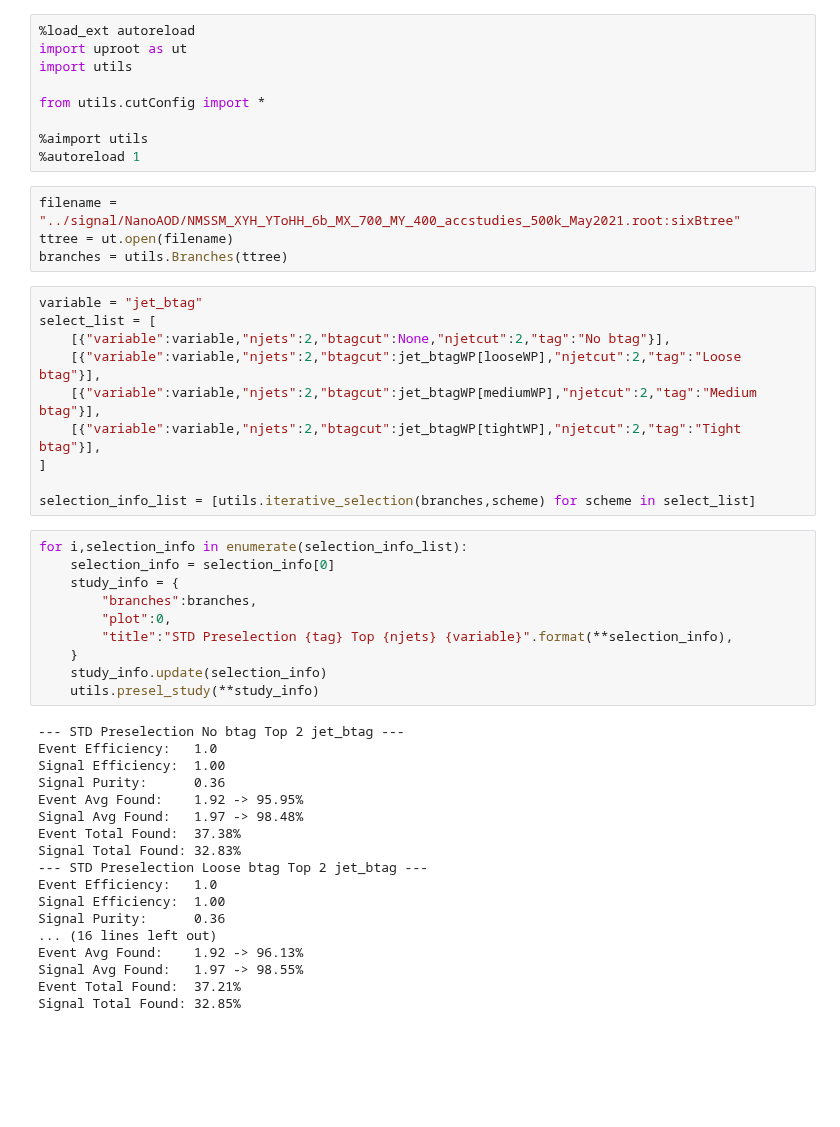
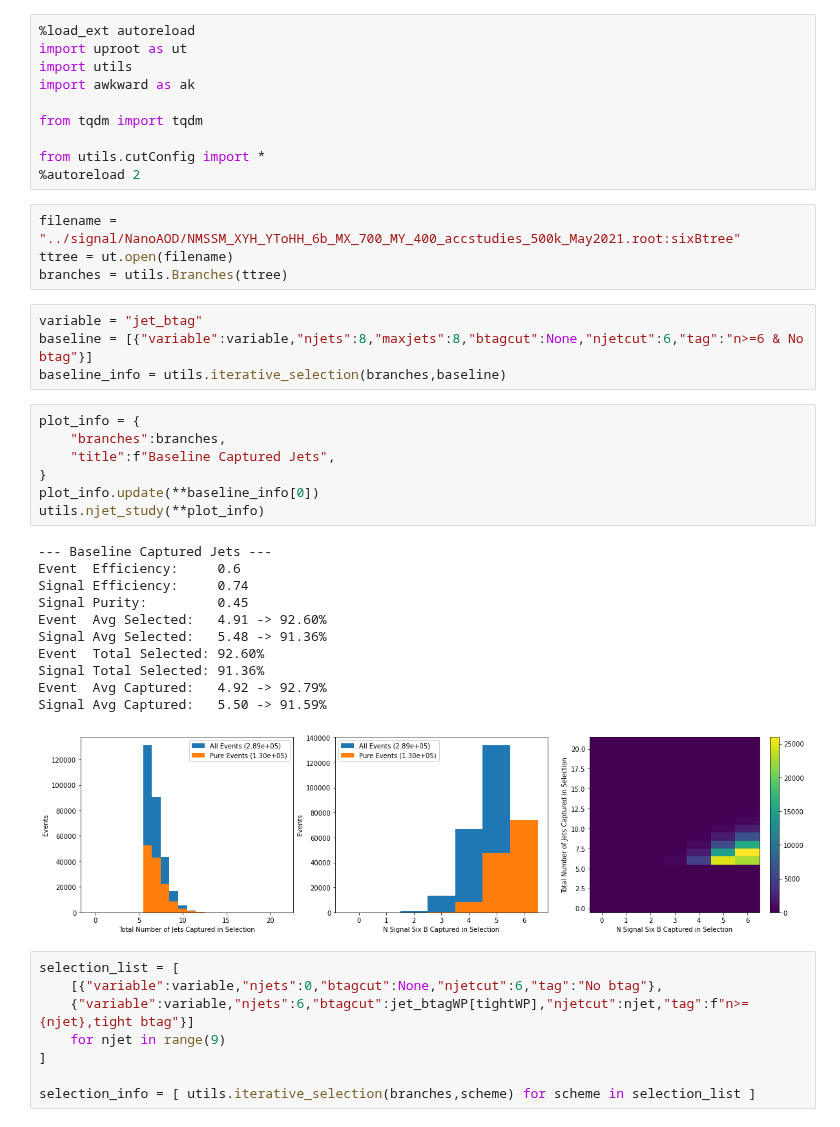
Before and after one commit to ekoenig4/analysis, a Jupyter notebook: preselection_optimization/iterative_jet_selection.ipynb, the cells around one changed output. Cells and saved outputs as stored; diff of their text form; blank space fills up the shorter version.

Commit message:
updated codes and added njet study for understanding each selection

```diff
--- a/preselection_optimization/iterative_jet_selection.ipynb
+++ b/preselection_optimization/iterative_jet_selection.ipynb
@@ -2,50 +2,44 @@
 %load_ext autoreload
 import uproot as ut
 import utils
+import awkward as ak
+
+from tqdm import tqdm
 
 from utils.cutConfig import *
-
-%aimport utils
-%autoreload 1
+%autoreload 2
 # %%
 filename = "../signal/NanoAOD/NMSSM_XYH_YToHH_6b_MX_700_MY_400_accstudies_500k_May2021.root:sixBtree"
 ttree = ut.open(filename)
 branches = utils.Branches(ttree)
+# %%
+variable = "jet_btag"
+baseline = [{"variable":variable,"njets":8,"maxjets":8,"btagcut":None,"njetcut":6,"tag":"n>=6 & No btag"}]
+baseline_info = utils.iterative_selection(branches,baseline)
+# %%
+plot_info = {
+    "branches":branches,
+    "title":f"Baseline Captured Jets",
+}
+plot_info.update(**baseline_info[0])
+utils.njet_study(**plot_info)
+# %% [output]
+--- Baseline Captured Jets ---
+Event  Efficiency:     0.6
+Signal Efficiency:     0.74
+Signal Purity:         0.45
+Event  Avg Selected:   4.91 -> 92.60%
+Signal Avg Selected:   5.48 -> 91.36%
+Event  Total Selected: 92.60%
+Signal Total Selected: 91.36%
+Event  Avg Captured:   4.92 -> 92.79%
+Signal Avg Captured:   5.50 -> 91.59%
+[figure, added]
 # %%
-variable = "jet_btag"
-select_list = [
-    [{"variable":variable,"njets":2,"btagcut":None,"njetcut":2,"tag":"No btag"}],
-    [{"variable":variable,"njets":2,"btagcut":jet_btagWP[looseWP],"njetcut":2,"tag":"Loose btag"}],
-    [{"variable":variable,"njets":2,"btagcut":jet_btagWP[mediumWP],"njetcut":2,"tag":"Medium btag"}],
-    [{"variable":variable,"njets":2,"btagcut":jet_btagWP[tightWP],"njetcut":2,"tag":"Tight btag"}],
+selection_list = [
+    [{"variable":variable,"njets":0,"btagcut":None,"njetcut":6,"tag":"No btag"},
+    {"variable":variable,"njets":6,"btagcut":jet_btagWP[tightWP],"njetcut":njet,"tag":f"n>={njet},tight btag"}]
+    for njet in range(9)
 ]
 
-selection_info_list = [utils.iterative_selection(branches,scheme) for scheme in select_list]
+selection_info = [ utils.iterative_selection(branches,scheme) for scheme in selection_list ]
-# %%
-for i,selection_info in enumerate(selection_info_list):
-    selection_info = selection_info[0]
-    study_info = {
-        "branches":branches,
-        "plot":0,
-        "title":"STD Preselection {tag} Top {njets} {variable}".format(**selection_info),
-    }
-    study_info.update(selection_info)
-    utils.presel_study(**study_info)
-# %% [output]
---- STD Preselection No btag Top 2 jet_btag ---
-Event Efficiency:   1.0
-Signal Efficiency:  1.00
-Signal Purity:      0.36
-Event Avg Found:    1.92 -> 95.95%
-Signal Avg Found:   1.97 -> 98.48%
-Event Total Found:  37.38%
-Signal Total Found: 32.83%
---- STD Preselection Loose btag Top 2 jet_btag ---
-Event Efficiency:   1.0
-Signal Efficiency:  1.00
-Signal Purity:      0.36
-... (16 lines left out)
-Event Avg Found:    1.92 -> 96.13%
-Signal Avg Found:   1.97 -> 98.55%
-Event Total Found:  37.21%
-Signal Total Found: 32.85%
```
Also changed, not shown: parts of 14 cells of this notebook, 7 other files.
